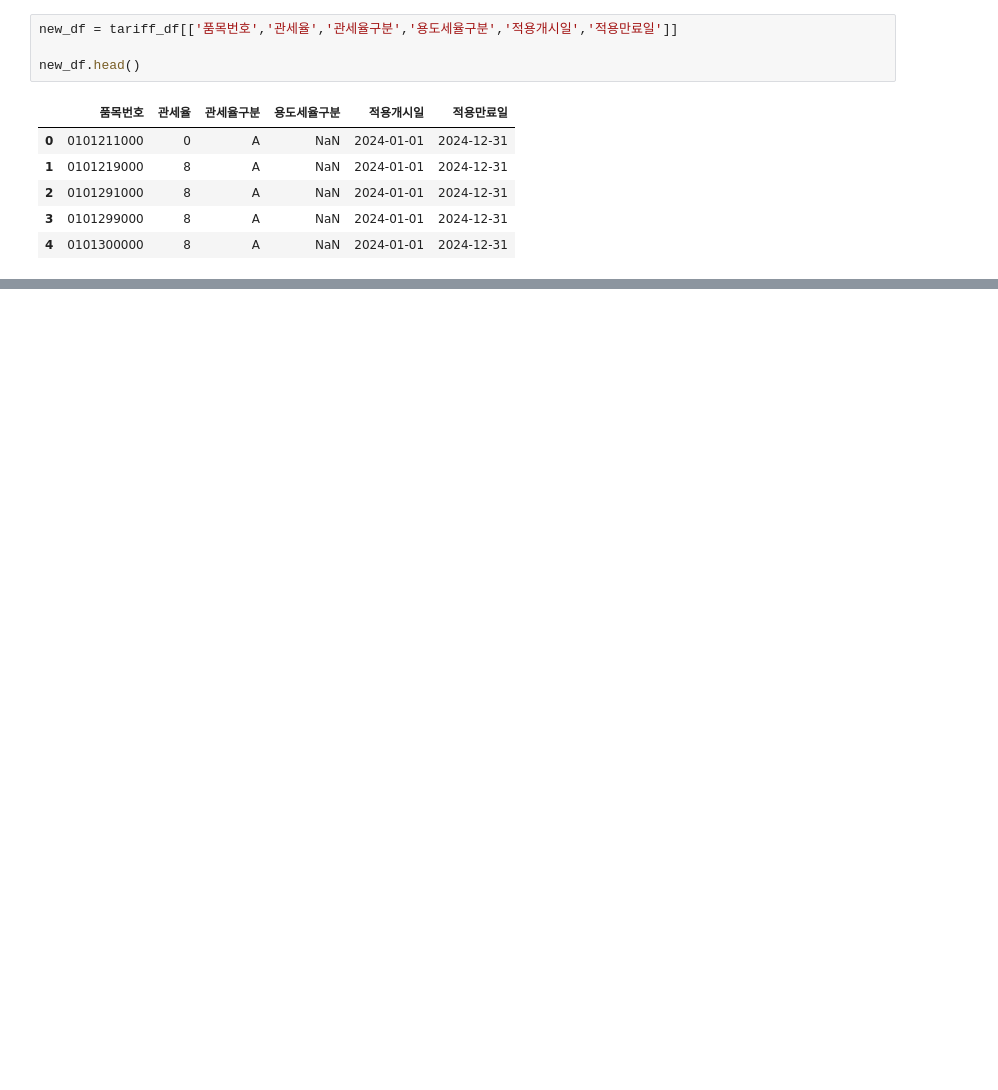
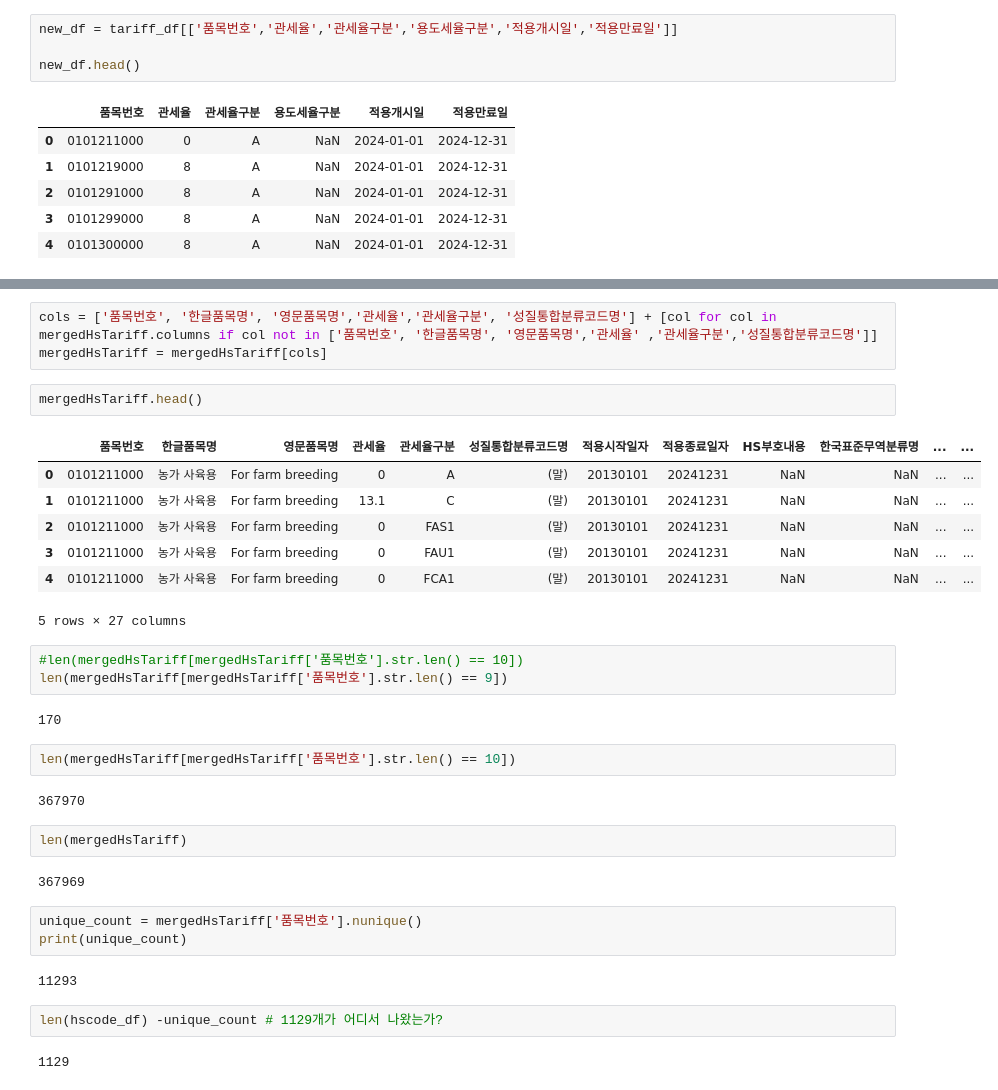
Before and after one commit to aboccado/hscode, a Jupyter notebook: merged.ipynb, the cells around one changed output, grey strips where cells are left out. Cells and saved outputs as stored; diff of their text form; blank space fills up the shorter version.

```diff
--- a/merged.ipynb
+++ b/merged.ipynb
@@ -102,0 +180,35 @@ df = pd.concat(all_data, ignore_index=True)
+# %%
+cols = ['품목번호', '한글품목명', '영문품목명','관세율','관세율구분', '성질통합분류코드명'] + [col for col in mergedHsTariff.columns if col not in ['품목번호', '한글품목명', '영문품목명','관세율' ,'관세율구분','성질통합분류코드명']]
+mergedHsTariff = mergedHsTariff[cols]
+# %%
+mergedHsTariff.head()
+# %% [output]
+|  | 품목번호 | 한글품목명 | 영문품목명 | 관세율 | 관세율구분 | 성질통합분류코드명 | 적용시작일자 | 적용종료일자 | HS부호내용 | 한국표준무역분류명 | ... | ... |
+| 0 | 0101211000 | 농가 사육용 | For farm breeding | 0 | A | (말) | 20130101 | 20241231 | NaN | NaN | ... | ... |
+| 1 | 0101211000 | 농가 사육용 | For farm breeding | 13.1 | C | (말) | 20130101 | 20241231 | NaN | NaN | ... | ... |
+| 2 | 0101211000 | 농가 사육용 | For farm breeding | 0 | FAS1 | (말) | 20130101 | 20241231 | NaN | NaN | ... | ... |
+| 3 | 0101211000 | 농가 사육용 | For farm breeding | 0 | FAU1 | (말) | 20130101 | 20241231 | NaN | NaN | ... | ... |
+| 4 | 0101211000 | 농가 사육용 | For farm breeding | 0 | FCA1 | (말) | 20130101 | 20241231 | NaN | NaN | ... | ... |
+5 rows × 27 columns
+# %%
+#len(mergedHsTariff[mergedHsTariff['품목번호'].str.len() == 10])
+len(mergedHsTariff[mergedHsTariff['품목번호'].str.len() == 9])
+# %% [output]
+170
+# %%
+len(mergedHsTariff[mergedHsTariff['품목번호'].str.len() == 10])
+# %% [output]
+367970
+# %%
+len(mergedHsTariff)
+# %% [output]
+367969
+# %%
+unique_count = mergedHsTariff['품목번호'].nunique()
+print(unique_count)
+# %% [output]
+11293
+# %%
+len(hscode_df) -unique_count # 1129개가 어디서 나왔는가?
+# %% [output]
+1129
```
Also changed, not shown: parts of 50 cells of this notebook.
